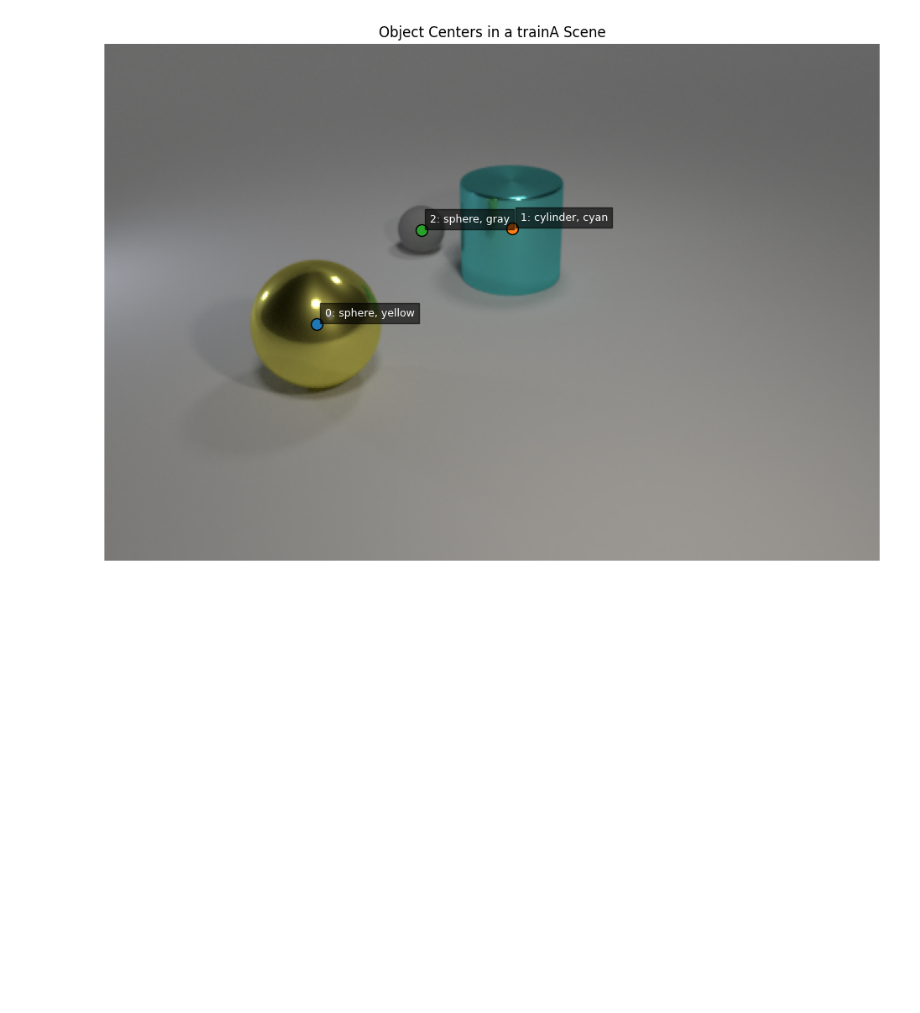
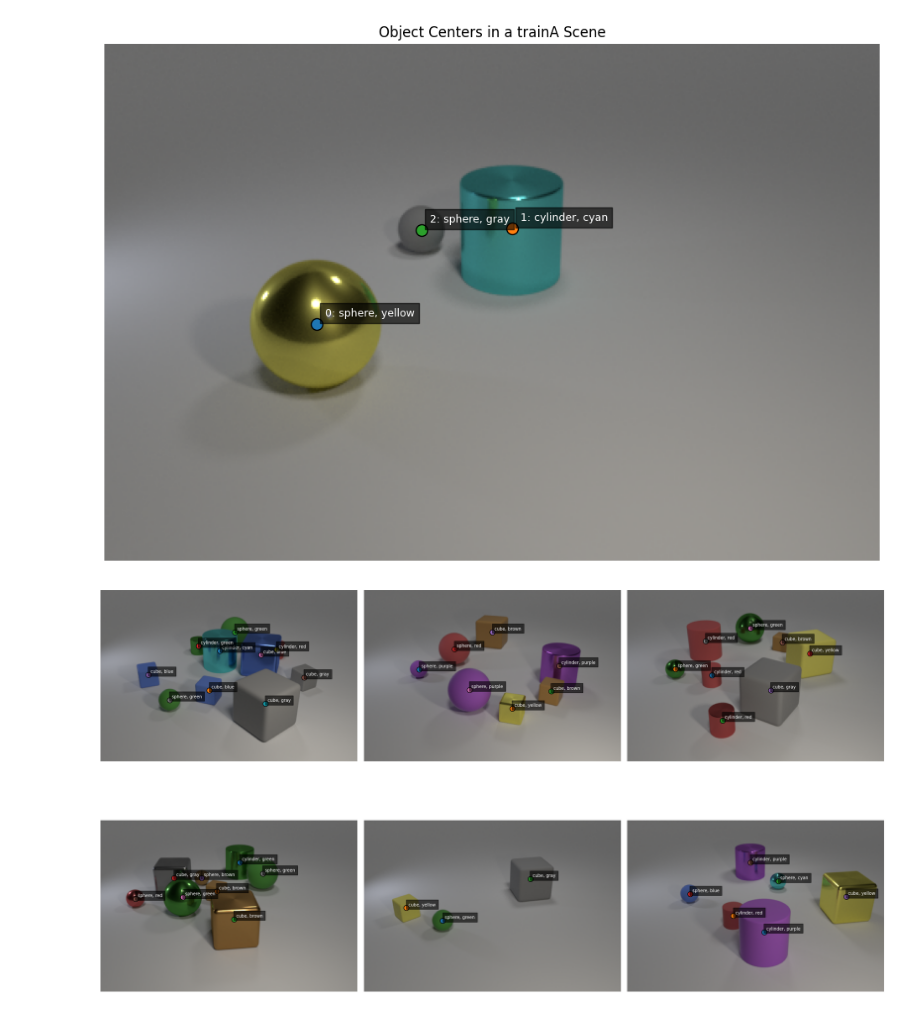
Before and after one commit to maram-elaian/Beyond-Combinations, a Jupyter notebook: notebooks/02_data_preprocessing.ipynb, the cells around one changed output. Drawn from its saved outputs; the diff is of its cells as text; code cells hidden in the pictures; blank space fills up the shorter version.

```diff
--- a/notebooks/02_data_preprocessing.ipynb
+++ b/notebooks/02_data_preprocessing.ipynb
@@ -463,3 +463,45 @@ plt.axis("off")
 plt.show()
 # %% [output]
 [figure]
+# %%
+import random
+import matplotlib.pyplot as plt
+from PIL import Image
+import os
+
+random.seed(42)
+
+sample_scenes = random.sample(train_scenes["scenes"], 6)
+
+fig, axes = plt.subplots(2, 3, figsize=(18, 12))
+
+for ax, scene in zip(axes.flat, sample_scenes):
+
+    image_path = os.path.join(
+        DATASET_PATH,
+        "images",
+        "trainA",
+        scene["image_filename"]
+    )
+
+    image = Image.open(image_path)
+    ax.imshow(image)
+
+    for i, obj in enumerate(scene["objects"]):
+        x, y, depth = obj["pixel_coords"]
+
+        ax.scatter(x, y, s=70, edgecolors="black")
+        ax.text(
+            x + 4, y - 4,
+            f'{obj["shape"]}, {obj["color"]}',
+            color="white",
+            fontsize=7,
+            bbox=dict(facecolor="black", alpha=0.6)
+        )
+
+    ax.axis("off")
+
+plt.tight_layout()
+plt.show()
+# %% [output]
+[figure, added]
```
